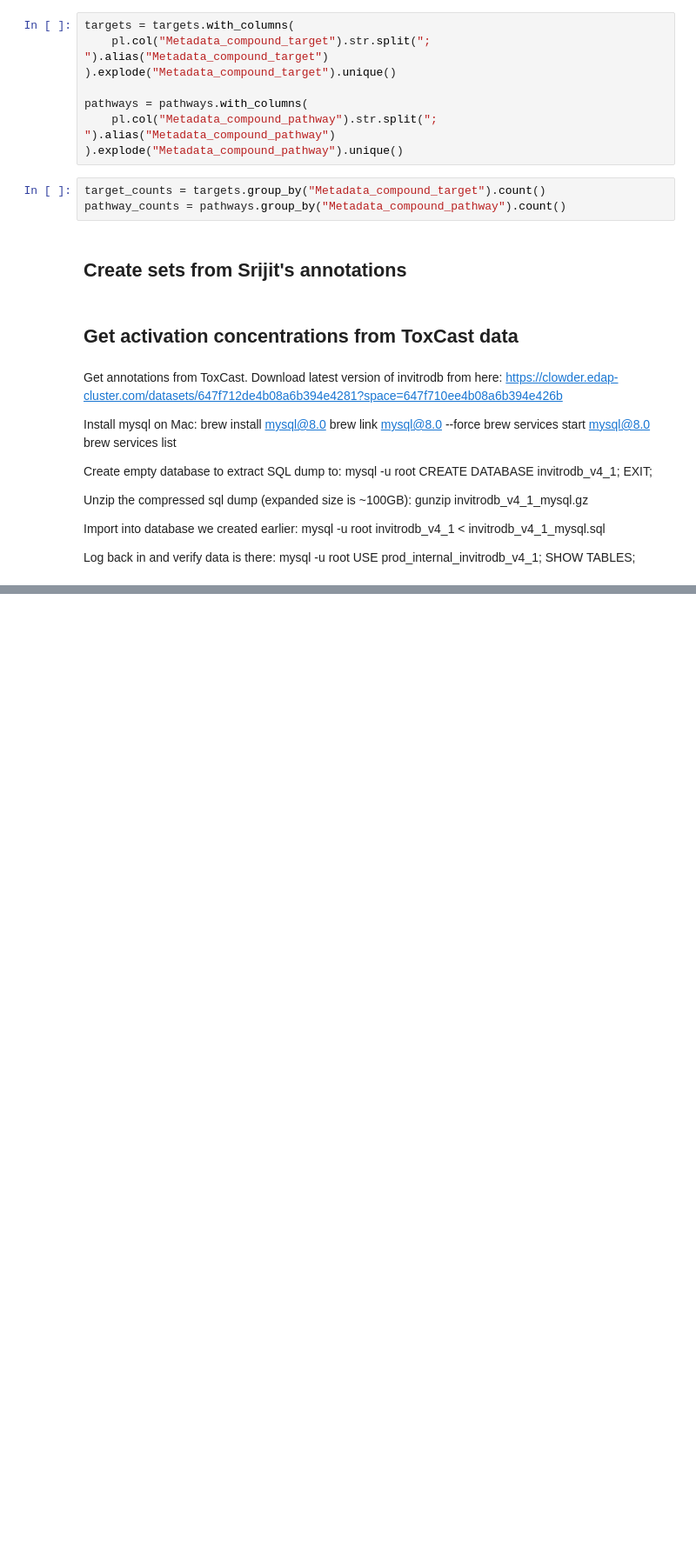
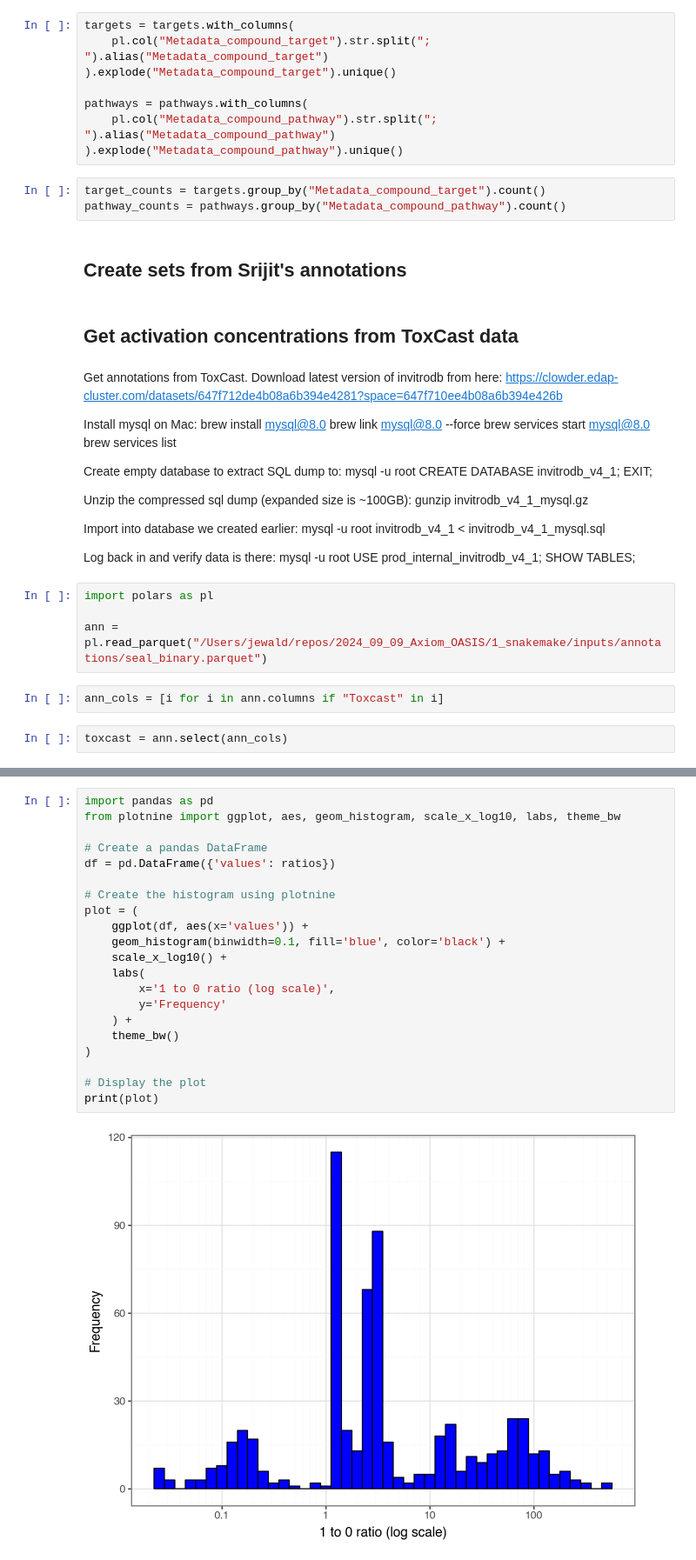
Before and after one commit to jessica-ewald/2024_09_09_Axiom_OASIS, a Jupyter notebook: XX_preprocessing/examine_moa_annotations.ipynb, the cells around one changed output, grey strips where cells are left out. Shown at 87% size. Drawn from its saved outputs; the diff is of its cells as text; blank space fills up the shorter version.

Commit message:
update annotation input

```diff
--- a/XX_preprocessing/examine_moa_annotations.ipynb
+++ b/XX_preprocessing/examine_moa_annotations.ipynb
@@ -107,3 +107,11 @@ Log back in and verify data is there:
 mysql -u root
 USE prod_internal_invitrodb_v4_1;
 SHOW TABLES;
+# %%
+import polars as pl
+
+ann = pl.read_parquet("/Users/jewald/repos/2024_09_09_Axiom_OASIS/1_snakemake/inputs/annotations/seal_binary.parquet")
+# %%
+ann_cols = [i for i in ann.columns if "Toxcast" in i]
+# %%
+toxcast = ann.select(ann_cols)
@@ -109,0 +147,23 @@ SHOW TABLES;
+# %%
+import pandas as pd
+from plotnine import ggplot, aes, geom_histogram, scale_x_log10, labs, theme_bw
+
+# Create a pandas DataFrame
+df = pd.DataFrame({'values': ratios})
+
+# Create the histogram using plotnine
+plot = (
+    ggplot(df, aes(x='values')) +
+    geom_histogram(binwidth=0.1, fill='blue', color='black') +
+    scale_x_log10() +
+    labs(
+        x='1 to 0 ratio (log scale)',
+        y='Frequency'
+    ) +
+    theme_bw()
+)
+
+# Display the plot
+print(plot)
+# %% [output]
+[figure, added]
```
Also changed, not shown: parts of 2 cells of this notebook, 9 other files.
